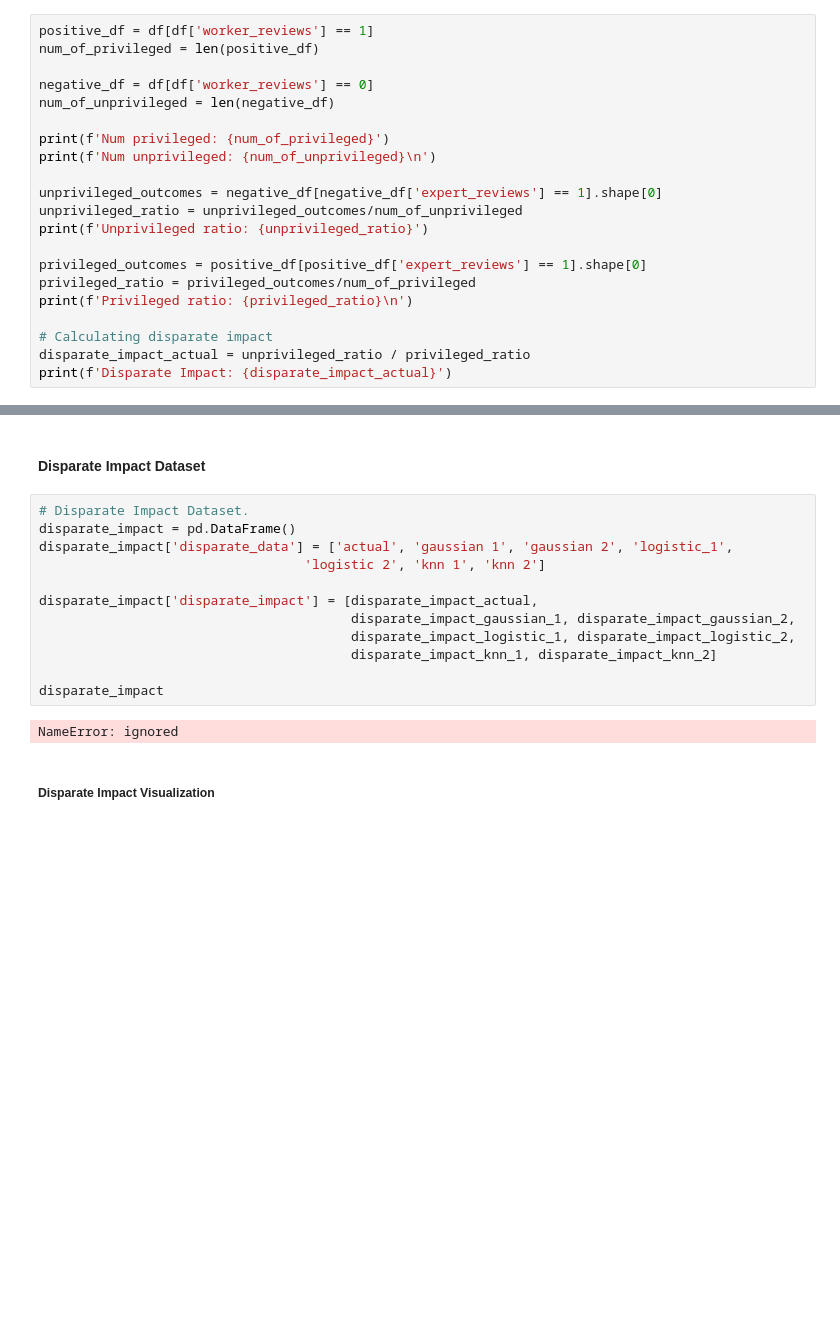
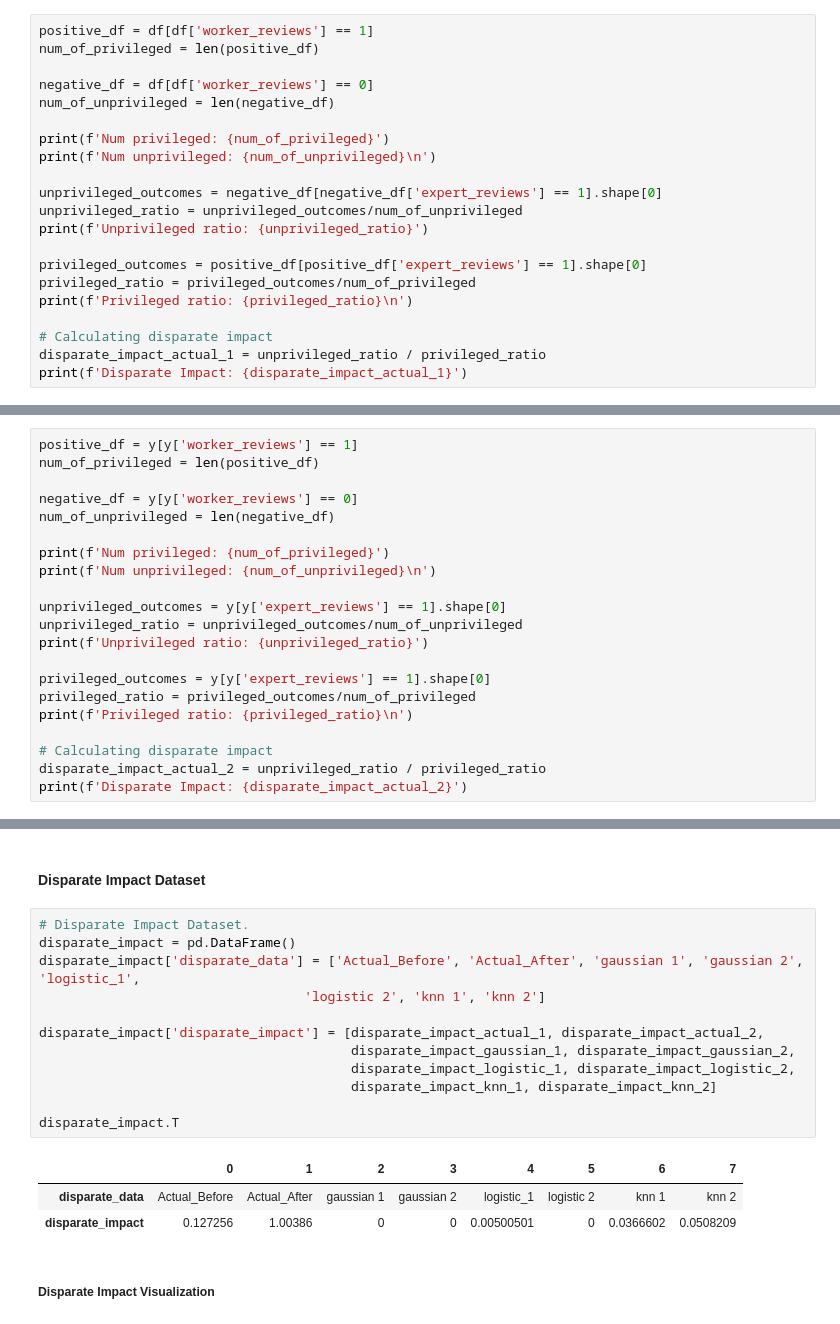
Before and after one commit to Paul-mwaura/CrowdsourcingML, a Jupyter notebook: Amazon_CrowdsourcingML_Final_Python_Notebook.ipynb, the cells around one changed output, grey strips where cells are left out. Drawn from its saved outputs; the diff is of its cells as text; blank space fills up the shorter version.

```diff
--- a/Amazon_CrowdsourcingML_Final_Python_Notebook.ipynb
+++ b/Amazon_CrowdsourcingML_Final_Python_Notebook.ipynb
@@ -757,8 +757,8 @@ privileged_ratio = privileged_outcomes/num_of_privileged
 print(f'Privileged ratio: {privileged_ratio}\n')
 
 # Calculating disparate impact
-disparate_impact_actual = unprivileged_ratio / privileged_ratio
-print(f'Disparate Impact: {disparate_impact_actual}')
+disparate_impact_actual_1 = unprivileged_ratio / privileged_ratio
+print(f'Disparate Impact: {disparate_impact_actual_1}')
 # %% [output]
 Num privileged: 4939
 Num unprivileged: 4920
@@ -1064,0 +1067,21 @@ Disparate Impact: 0.12725643046199364
+# %%
+positive_df = y[y['worker_reviews'] == 1]
+num_of_privileged = len(positive_df)
+
+negative_df = y[y['worker_reviews'] == 0]
+num_of_unprivileged = len(negative_df)
+
+print(f'Num privileged: {num_of_privileged}')
+print(f'Num unprivileged: {num_of_unprivileged}\n')
+
+unprivileged_outcomes = y[y['expert_reviews'] == 1].shape[0]
+unprivileged_ratio = unprivileged_outcomes/num_of_unprivileged
+print(f'Unprivileged ratio: {unprivileged_ratio}')
+
+privileged_outcomes = y[y['expert_reviews'] == 1].shape[0]
+privileged_ratio = privileged_outcomes/num_of_privileged
+print(f'Privileged ratio: {privileged_ratio}\n')
+
+# Calculating disparate impact
+disparate_impact_actual_2 = unprivileged_ratio / privileged_ratio
+print(f'Disparate Impact: {disparate_impact_actual_2}')
@@ -1306,17 +1354,19 @@ plt.xticks(rotation=90)
 # %%
 # Disparate Impact Dataset.
 disparate_impact = pd.DataFrame()
-disparate_impact['disparate_data'] = ['actual', 'gaussian 1', 'gaussian 2', 'logistic_1',
+disparate_impact['disparate_data'] = ['Actual_Before', 'Actual_After', 'gaussian 1', 'gaussian 2', 'logistic_1',
                                   'logistic 2', 'knn 1', 'knn 2']
 
-disparate_impact['disparate_impact'] = [disparate_impact_actual,
+disparate_impact['disparate_impact'] = [disparate_impact_actual_1, disparate_impact_actual_2,
                                         disparate_impact_gaussian_1, disparate_impact_gaussian_2,
                                         disparate_impact_logistic_1, disparate_impact_logistic_2,
                                         disparate_impact_knn_1, disparate_impact_knn_2]
 
-disparate_impact
+disparate_impact.T
 # %% [output]
-NameError: ignored
+|  | 0 | 1 | 2 | 3 | 4 | 5 | 6 | 7 |
+| disparate_data | Actual_Before | Actual_After | gaussian 1 | gaussian 2 | logistic_1 | logistic 2 | knn 1 | knn 2 |
+| disparate_impact | 0.127256 | 1.00386 | 0 | 0 | 0.00500501 | 0 | 0.0366602 | 0.0508209 |
 # %% [markdown]
 ##### Disparate Impact Visualization
 # %%
```
Also changed, not shown: parts of 7 cells of this notebook.
